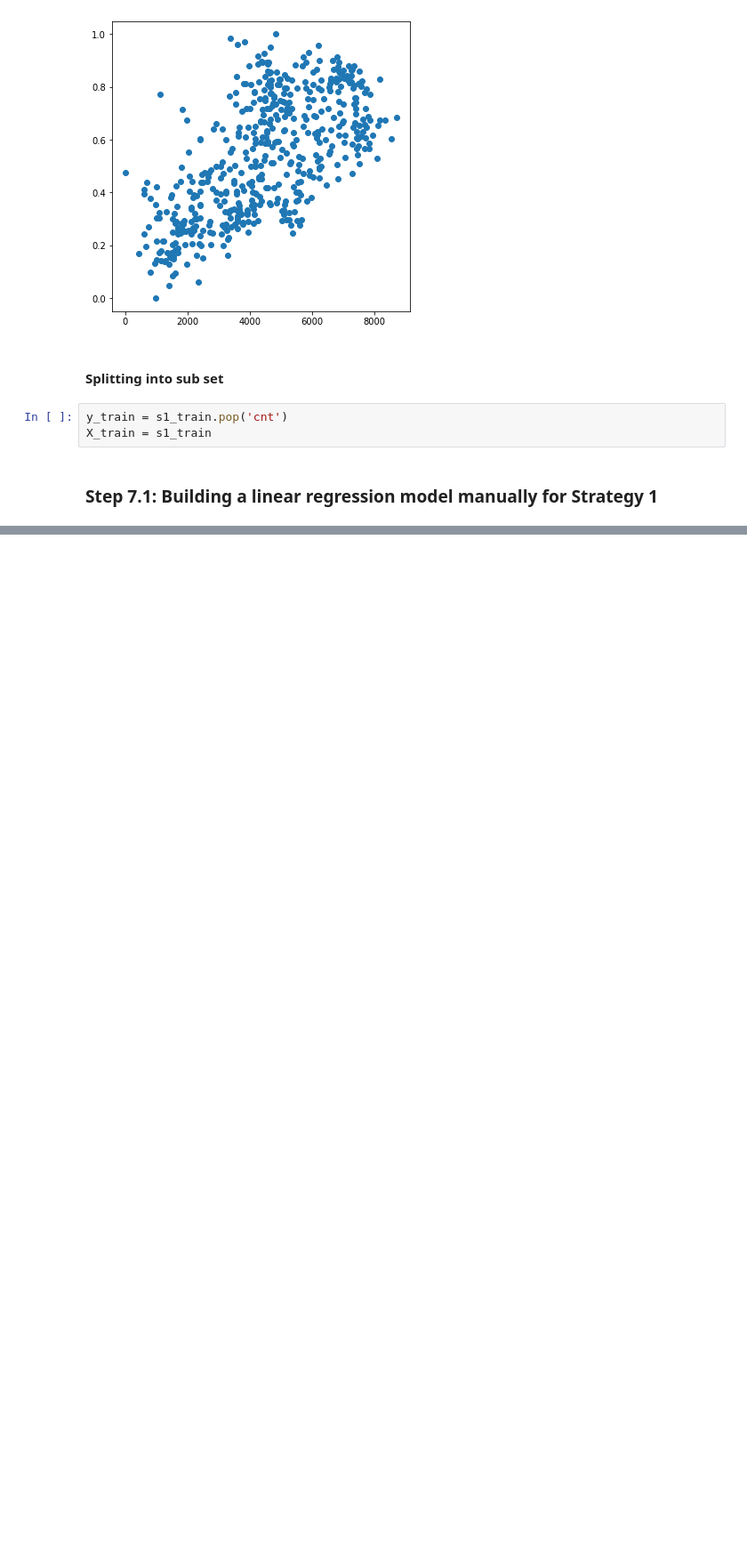
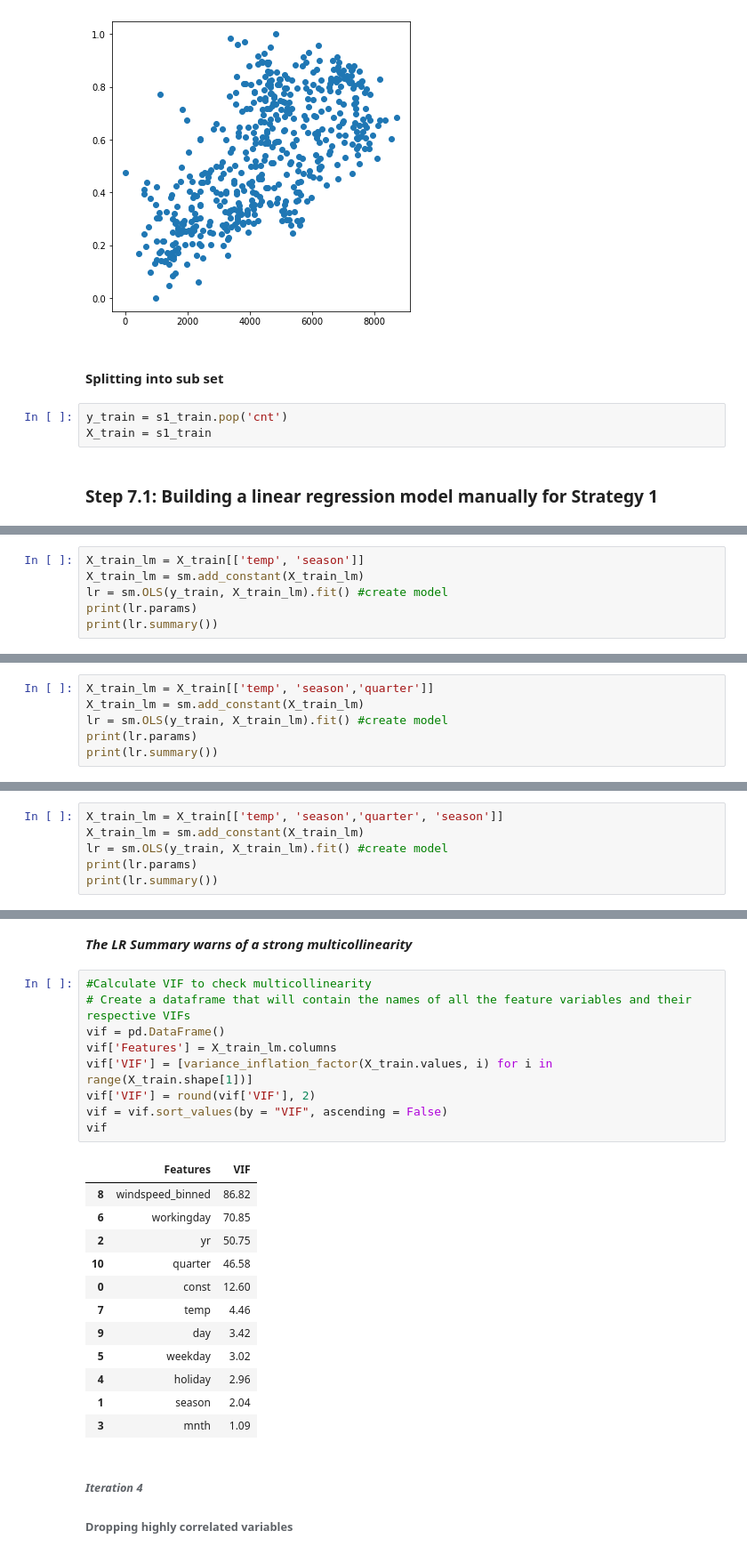
Before and after one commit to ishankarve/Linear-Regression, a Jupyter notebook: Multiple Linear Regression in Python/Assignment/Bike Sharing.ipynb, the cells around one changed output, grey strips where cells are left out. Shown: that part at 89% size. Drawn from its saved outputs; the diff is of its cells as text; blank space fills up the shorter version.

```diff
--- a/Multiple Linear Regression in Python/Assignment/Bike Sharing.ipynb
+++ b/Multiple Linear Regression in Python/Assignment/Bike Sharing.ipynb
@@ -484,0 +520,6 @@ KeyError: ignored
+# %%
+X_train_lm = X_train[['temp', 'season']]
+X_train_lm = sm.add_constant(X_train_lm)
+lr = sm.OLS(y_train, X_train_lm).fit() #create model
+print(lr.params)
+print(lr.summary())
@@ -484,0 +546,6 @@ KeyError: ignored
+# %%
+X_train_lm = X_train[['temp', 'season','quarter']]
+X_train_lm = sm.add_constant(X_train_lm)
+lr = sm.OLS(y_train, X_train_lm).fit() #create model
+print(lr.params)
+print(lr.summary())
@@ -484,0 +572,6 @@ KeyError: ignored
+# %%
+X_train_lm = X_train[['temp', 'season','quarter', 'season']]
+X_train_lm = sm.add_constant(X_train_lm)
+lr = sm.OLS(y_train, X_train_lm).fit() #create model
+print(lr.params)
+print(lr.summary())
@@ -484,0 +596,27 @@ KeyError: ignored
+# %% [markdown]
+***The LR Summary warns of a strong multicollinearity***
+# %%
+#Calculate VIF to check multicollinearity
+# Create a dataframe that will contain the names of all the feature variables and their respective VIFs
+vif = pd.DataFrame()
+vif['Features'] = X_train_lm.columns
+vif['VIF'] = [variance_inflation_factor(X_train.values, i) for i in range(X_train.shape[1])]
+vif['VIF'] = round(vif['VIF'], 2)
+vif = vif.sort_values(by = "VIF", ascending = False)
+vif
+# %% [output]
+|  | Features | VIF |
+| 8 | windspeed_binned | 86.82 |
+| 6 | workingday | 70.85 |
+| 2 | yr | 50.75 |
+| 10 | quarter | 46.58 |
+| 0 | const | 12.60 |
+| 7 | temp | 4.46 |
+| 9 | day | 3.42 |
+| 5 | weekday | 3.02 |
+| 4 | holiday | 2.96 |
+| 1 | season | 2.04 |
+| 3 | mnth | 1.09 |
+# %% [markdown]
+###### *Iteration 4*
+###### Dropping highly correlated variables
```
Also changed, not shown: parts of 12 cells of this notebook.
